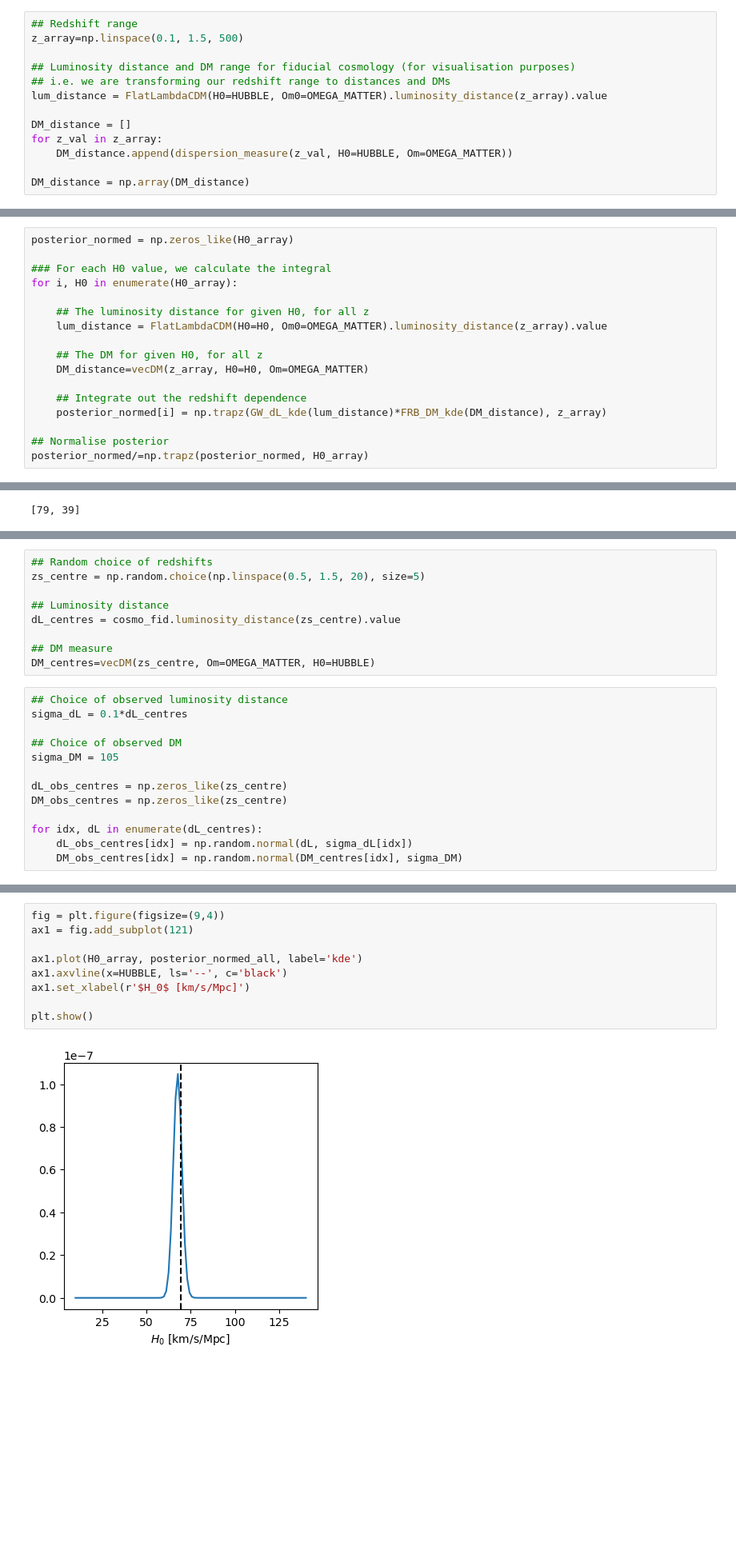
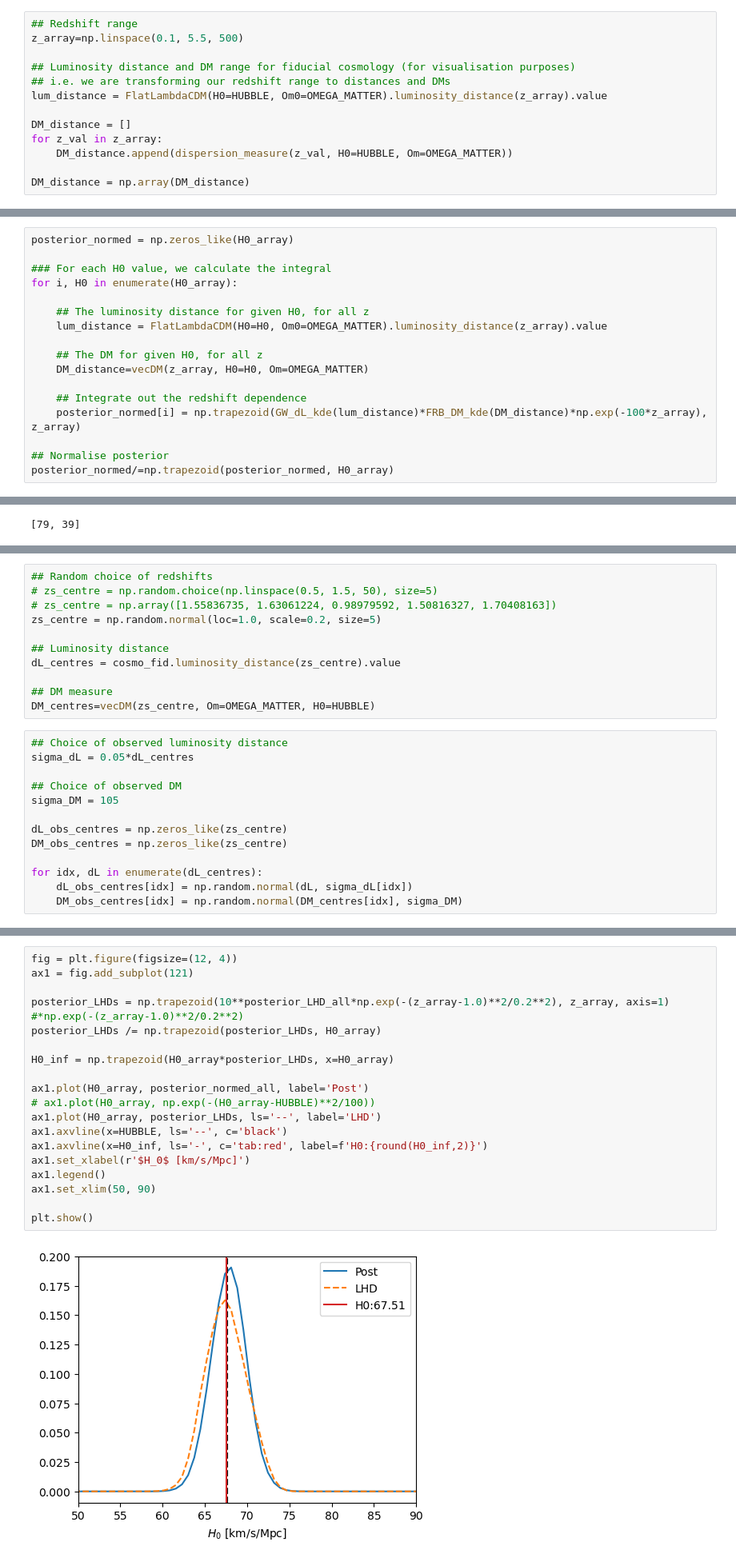
Before and after one commit to MariosNT/FRB_GW_association_cosmo, a Jupyter notebook: Notebooks/GWs_FRB_cosmo/Cosmo_constraints.ipynb, the cells around one changed output, grey strips where cells are left out. Shown at 80% size. Cells and saved outputs as stored; diff of their text form; blank space fills up the shorter version.

```diff
--- a/Notebooks/GWs_FRB_cosmo/Cosmo_constraints.ipynb
+++ b/Notebooks/GWs_FRB_cosmo/Cosmo_constraints.ipynb
@@ -1046,7 +1046,7 @@ plt.show()
 We now create a redshift range capable of covering the full range of $d_L$ and ${\rm DM}$. In practice, this is our prior on redshifts (which can be quite agnostic).
 # %%
 ## Redshift range
-z_array=np.linspace(0.1, 1.5, 500)
+z_array=np.linspace(0.1, 5.5, 500)
 
 ## Luminosity distance and DM range for fiducial cosmology (for visualisation purposes)
 ## i.e. we are transforming our redshift range to distances and DMs
@@ -1118,10 +1118,10 @@ for i, H0 in enumerate(H0_array):
     DM_distance=vecDM(z_array, H0=H0, Om=OMEGA_MATTER)
 
     ## Integrate out the redshift dependence
-    posterior_normed[i] = np.trapz(GW_dL_kde(lum_distance)*FRB_DM_kde(DM_distance), z_array)
+    posterior_normed[i] = np.trapezoid(GW_dL_kde(lum_distance)*FRB_DM_kde(DM_distance)*np.exp(-100*z_array), z_array)
 
 ## Normalise posterior
-posterior_normed/=np.trapz(posterior_normed, H0_array)
+posterior_normed/=np.trapezoid(posterior_normed, H0_array)
 # %%
 fig = plt.figure(figsize=(9,4))
 ax1 = fig.add_subplot(121)
@@ -1288,6 +1291,8 @@ Extend the analysis above to multiple events
 # %%
 ## Random choice of redshifts
-zs_centre = np.random.choice(np.linspace(0.5, 1.5, 20), size=5)
+# zs_centre = np.random.choice(np.linspace(0.5, 1.5, 50), size=5)
+# zs_centre = np.array([1.55836735, 1.63061224, 0.98979592, 1.50816327, 1.70408163])
+zs_centre = np.random.normal(loc=1.0, scale=0.2, size=5)
 
 ## Luminosity distance
 dL_centres = cosmo_fid.luminosity_distance(zs_centre).value
@@ -1296,7 +1301,7 @@ dL_centres = cosmo_fid.luminosity_distance(zs_centre).value
 DM_centres=vecDM(zs_centre, Om=OMEGA_MATTER, H0=HUBBLE)
 # %%
 ## Choice of observed luminosity distance
-sigma_dL = 0.1*dL_centres
+sigma_dL = 0.05*dL_centres
 
 ## Choice of observed DM
 sigma_DM = 105
@@ -1356,11 +1399,21 @@ for idx, dL in enumerate(dL_obs_centres):
 # %%
-fig = plt.figure(figsize=(9,4))
+fig = plt.figure(figsize=(12, 4))
 ax1 = fig.add_subplot(121)
 
-ax1.plot(H0_array, posterior_normed_all, label='kde')
+posterior_LHDs = np.trapezoid(10**posterior_LHD_all*np.exp(-(z_array-1.0)**2/0.2**2), z_array, axis=1) #*np.exp(-(z_array-1.0)**2/0.2**2)
+posterior_LHDs /= np.trapezoid(posterior_LHDs, H0_array)
+
+H0_inf = np.trapezoid(H0_array*posterior_LHDs, x=H0_array)
+
+ax1.plot(H0_array, posterior_normed_all, label='Post')
+# ax1.plot(H0_array, np.exp(-(H0_array-HUBBLE)**2/100))
+ax1.plot(H0_array, posterior_LHDs, ls='--', label='LHD')
 ax1.axvline(x=HUBBLE, ls='--', c='black')
+ax1.axvline(x=H0_inf, ls='-', c='tab:red', label=f'H0:{round(H0_inf,2)}')
 ax1.set_xlabel(r'$H_0$ [km/s/Mpc]')
+ax1.legend()
+ax1.set_xlim(50, 90)
 
 plt.show()
 # %% [output]
-[figure, old version]
+[figure, new version]
```
Also changed, not shown: parts of 9 cells of this notebook.
